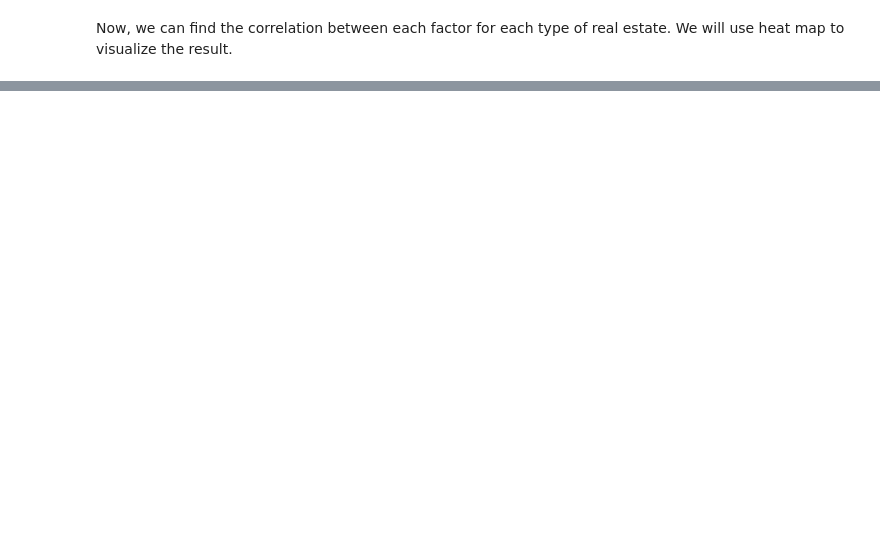
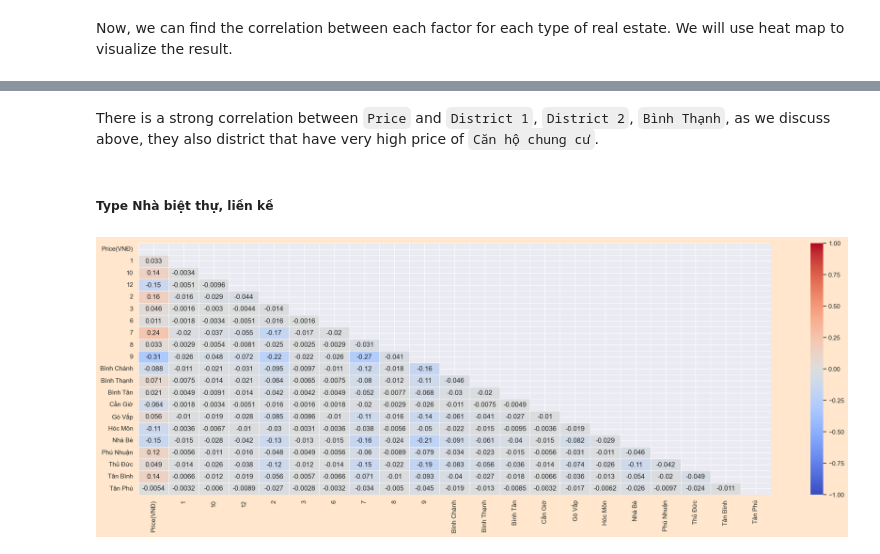
Before and after one commit to bonkh/I2DS_Final_Project, a Jupyter notebook: Notebook/Phase0.3_EDA_for_sale.ipynb, the cells around one changed output, grey strips where cells are left out. Saved outputs shown, nothing was run; the diff lists cells and outputs as text; code cells hidden in the pictures; blank space fills up the shorter version.

```diff
--- a/Notebook/Phase0.3_EDA_for_sale.ipynb
+++ b/Notebook/Phase0.3_EDA_for_sale.ipynb
@@ -458,0 +576,8 @@ Anyway, The realationship between `Price` with other factors are different betwe
+# %% [markdown]
+There is a strong correlation between `Price` and `District 1`, `District 2`, `Bình Thạnh`, as we discuss above, they also district that have very high price of `Căn hộ chung cư`.
+# %% [markdown]
+##### **Type Nhà biệt thự, liền kề**
+# %%
+corraltion_price_district(real_estate_df_by_type_district['Nhà biệt thự, liền kề'])
+# %% [output]
+[figure, added]
```
Also changed, not shown: parts of 50 cells of this notebook, 4 other files.
